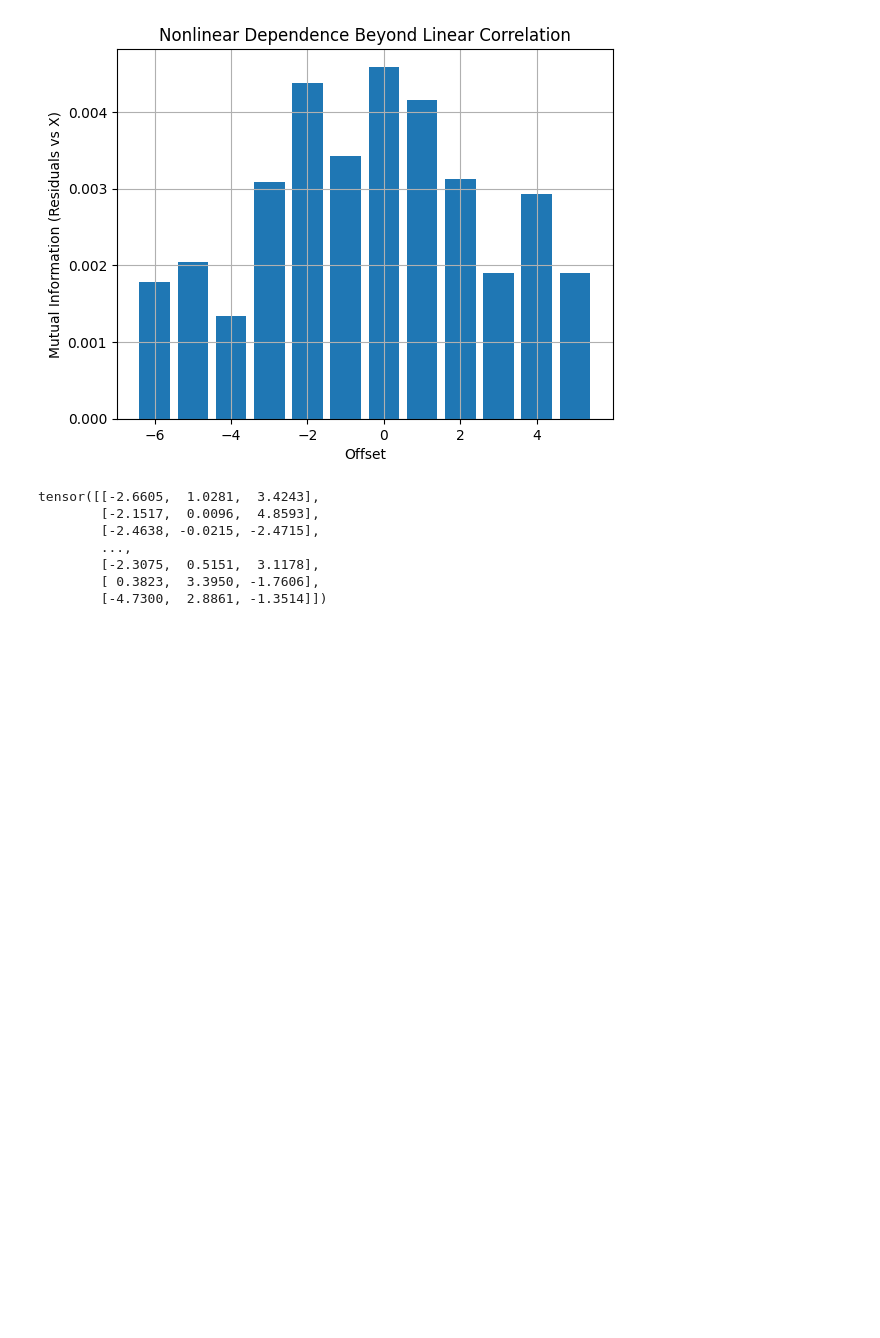
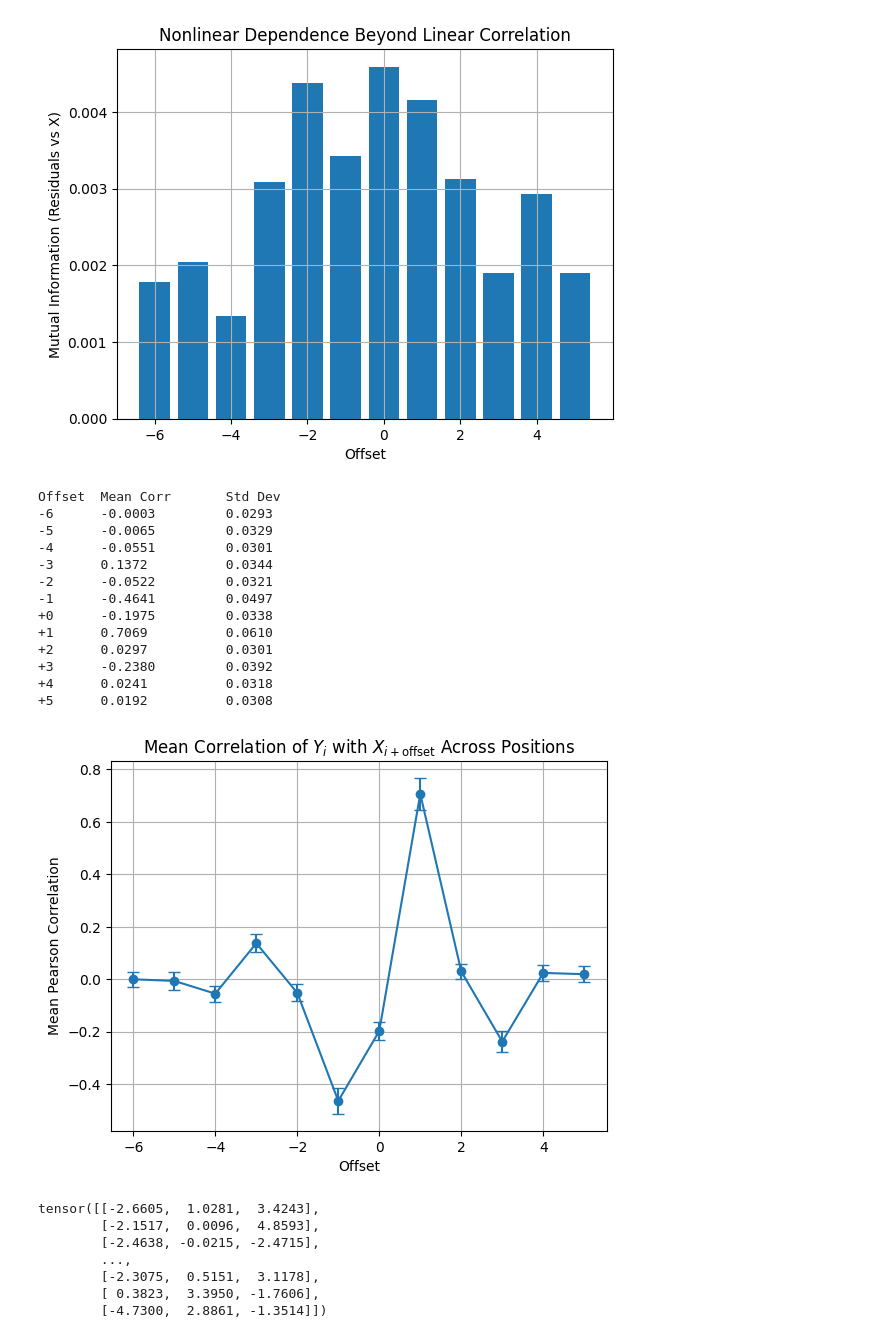
Before and after one commit to maorkehati/afsl_vector_denoising, a Jupyter notebook: explore.ipynb, the cells around one changed output. Saved outputs shown, nothing was run; the diff lists cells and outputs as text; code cells hidden in the pictures; blank space fills up the shorter version.

```diff
--- a/explore.ipynb
+++ b/explore.ipynb
@@ -277,6 +277,62 @@ Offset  Nonlinear MI
 +4      0.0029
 +5      0.0019
 [figure]
+# %%
+import numpy as np
+import matplotlib.pyplot as plt
+
+# Parameters
+offset_range = range(-6, 6)
+positions = np.arange(100, 412)  # Exclude borders to allow offsets
+
+# Collect correlations per offset
+mean_corrs = []
+std_corrs = []
+
+for offset in offset_range:
+    local_corrs = []
+    for i in positions:
+        x_idx = i + offset
+        if x_idx < 0 or x_idx >= X.shape[1]:
+            continue  # Skip invalid positions due to offset
+
+        x_vals = X[:, x_idx]
+        y_vals = Y[:, i]
+        corr = np.corrcoef(x_vals, y_vals)[0, 1]
+        local_corrs.append(corr)
+
+    local_corrs = np.array(local_corrs)
+    mean_corrs.append((offset, np.mean(local_corrs)))
+    std_corrs.append(np.std(local_corrs))
+
+# Print mean correlations
+print("Offset\tMean Corr\tStd Dev")
+for (offset, mean_corr), std in zip(mean_corrs, std_corrs):
+    print(f"{offset:+}\t{mean_corr:.4f}\t\t{std:.4f}")
+
+# Plot with error bars
+offsets, values = zip(*mean_corrs)
+plt.errorbar(offsets, values, yerr=std_corrs, fmt='o-', capsize=4)
+plt.title("Mean Correlation of $Y_i$ with $X_{i+\\text{offset}}$ Across Positions")
+plt.xlabel("Offset")
+plt.ylabel("Mean Pearson Correlation")
+plt.grid()
+plt.show()
+# %% [output]
+Offset  Mean Corr       Std Dev
+-6      -0.0003         0.0293
+-5      -0.0065         0.0329
+-4      -0.0551         0.0301
+-3      0.1372          0.0344
+-2      -0.0522         0.0321
+-1      -0.4641         0.0497
++0      -0.1975         0.0338
++1      0.7069          0.0610
++2      0.0297          0.0301
++3      -0.2380         0.0392
++4      0.0241          0.0318
++5      0.0192          0.0308
+[figure, added]
 # %%
 # Define local patterns and search across positions
 def pattern_match_distribution(x_pattern, x_data, y_data):
```
Also changed, not shown: 23 other files.
